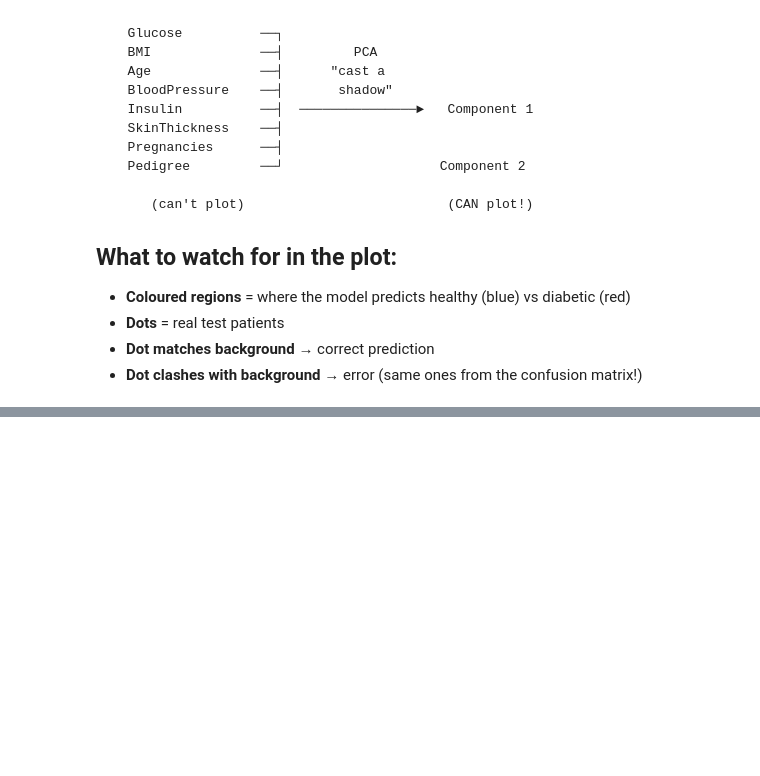
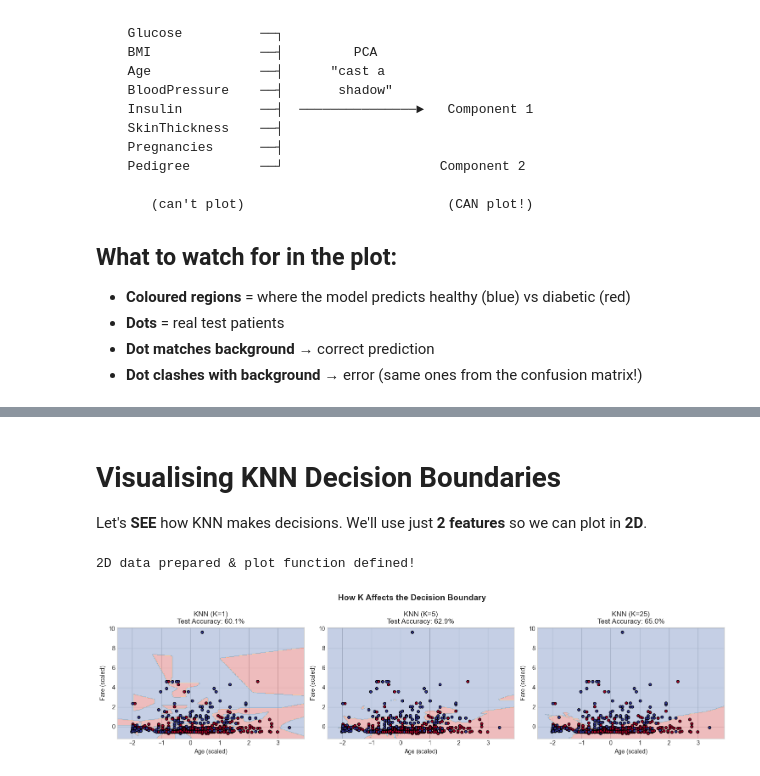
Before and after one commit to damanadidier/DI_Bootcamp, a Jupyter notebook: Lectures/learning_classification.ipynb, the cells around one changed output, grey strips where cells are left out. Cells and saved outputs as stored; diff of their text form; code cells hidden in the pictures; blank space fills up the shorter version.

```diff
--- a/Lectures/learning_classification.ipynb
+++ b/Lectures/learning_classification.ipynb
@@ -1139,0 +1606,52 @@ weighted avg       0.76      0.75      0.75       154
+# %% [markdown]
+# Visualising KNN Decision Boundaries
+
+Let's **SEE** how KNN makes decisions. We'll use just **2 features** so we can plot in **2D**.
+# %%
+# Create a 2D dataset for visualisation
+X_2d = df[['age', 'fare']].values
+y_2d = df['survived'].values
+
+X_train_2d, X_test_2d, y_train_2d, y_test_2d = train_test_split(
+    X_2d, y_2d, test_size=0.2, random_state=42
+)
+
+scaler_2d = StandardScaler()
+X_train_2d_scaled = scaler_2d.fit_transform(X_train_2d)
+X_test_2d_scaled  = scaler_2d.transform(X_test_2d)
+
+# Decision boundary plotting function (we'll reuse this for ALL models)
+def plot_decision_boundary(model, X, y, title, ax):
+    x_min, x_max = X[:, 0].min() - 0.5, X[:, 0].max() + 0.5
+    y_min, y_max = X[:, 1].min() - 0.5, X[:, 1].max() + 0.5
+    xx, yy = np.meshgrid(
+        np.linspace(x_min, x_max, 200),
+        np.linspace(y_min, y_max, 200)
+    )
+    Z = model.predict(np.c_[xx.ravel(), yy.ravel()])
+    Z = Z.reshape(xx.shape)
+    ax.contourf(xx, yy, Z, alpha=0.3, cmap='RdYlBu')
+    ax.scatter(X[:, 0], X[:, 1], c=y, cmap='RdYlBu', edgecolors='black', s=20)
+    ax.set_title(title)
+    ax.set_xlabel('Age (scaled)')
+    ax.set_ylabel('Fare (scaled)')
+
+print("2D data prepared & plot function defined!")
+# %% [output]
+2D data prepared & plot function defined!
+# %%
+# Compare KNN decision boundaries with different K values
+fig, axes = plt.subplots(1, 3, figsize=(15, 4))
+
+for ax, k in zip(axes, [1, 5, 25]):
+    knn_temp = KNeighborsClassifier(n_neighbors=k)
+    knn_temp.fit(X_train_2d_scaled, y_train_2d)
+    acc = accuracy_score(y_test_2d, knn_temp.predict(X_test_2d_scaled))
+    plot_decision_boundary(knn_temp, X_train_2d_scaled, y_train_2d,
+                           f'KNN (K={k})\nTest Accuracy: {acc:.1%}', ax)
+
+plt.suptitle('How K Affects the Decision Boundary', fontsize=14, fontweight='bold')
+plt.tight_layout()
+plt.show()
+# %% [output]
+[figure, added]
```
Also changed, not shown: parts of 33 cells of this notebook.
